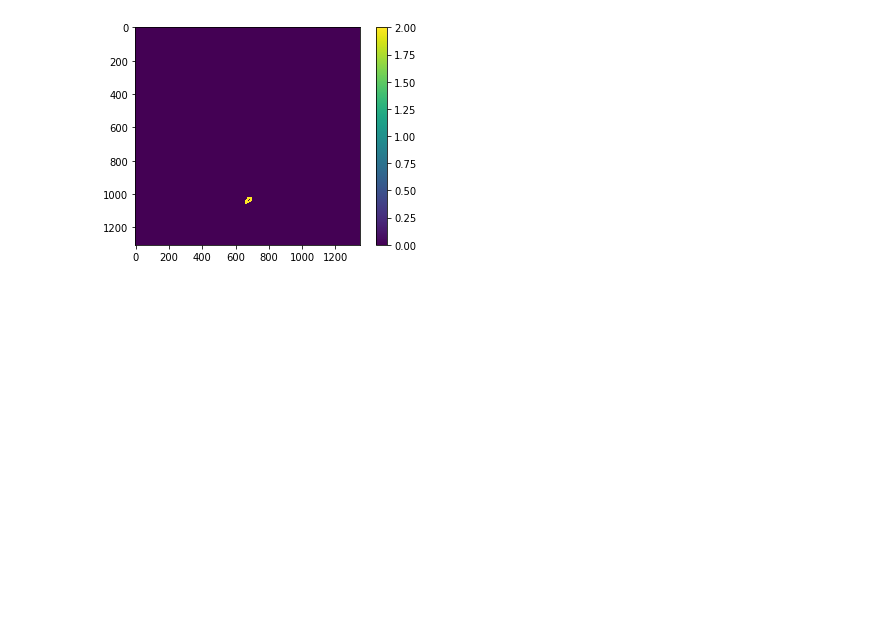
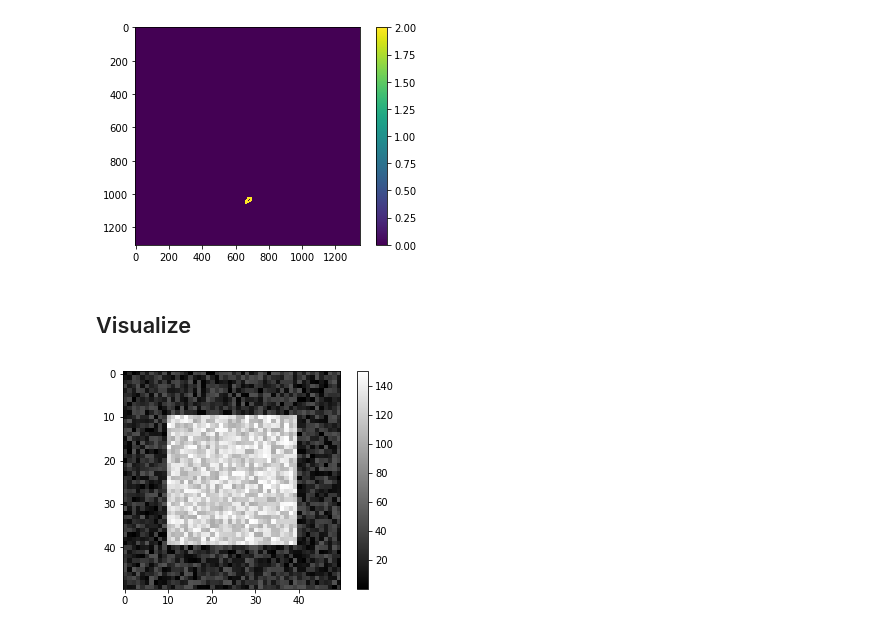
Before and after one commit to axruff/Medaka, a Jupyter notebook: Prepare.ipynb, the cells around one changed output. Drawn from its saved outputs; the diff is of its cells as text; code cells hidden in the pictures; blank space fills up the shorter version.

Commit message:
ADD: Visualize statistics

```diff
--- a/Prepare.ipynb
+++ b/Prepare.ipynb
@@ -122,3 +122,18 @@ save_np_as_multitiff_stack(crop, 'data/crop.tif')
 
 crop = label[z0:z1, y0:y1, x0:x1]
 save_np_as_multitiff_stack(crop, 'data/crop_labels.tif')
+# %% [markdown]
+## Visualize
+# %%
+vol = np.zeros((100, 50, 50))
+
+vol[20:80, 10:40, 10:40] = 100
+
+vol = vol + np.random.rand(100, 50, 50)*50
+
+im = vol[50,:,:]
+plt.imshow(im, cmap='gray')
+plt.colorbar()
+plt.show()
+# %% [output]
+[figure, added]
```
Also changed, not shown: parts of 2 cells of this notebook.
